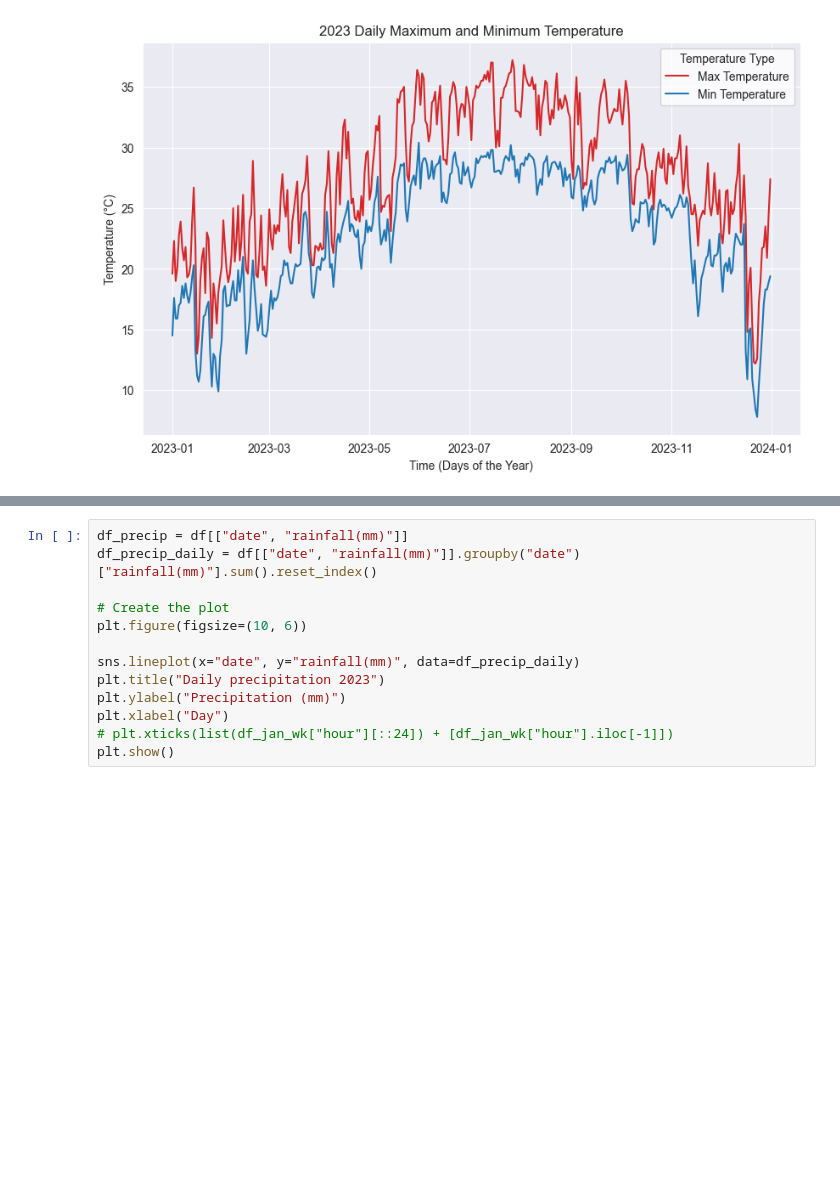
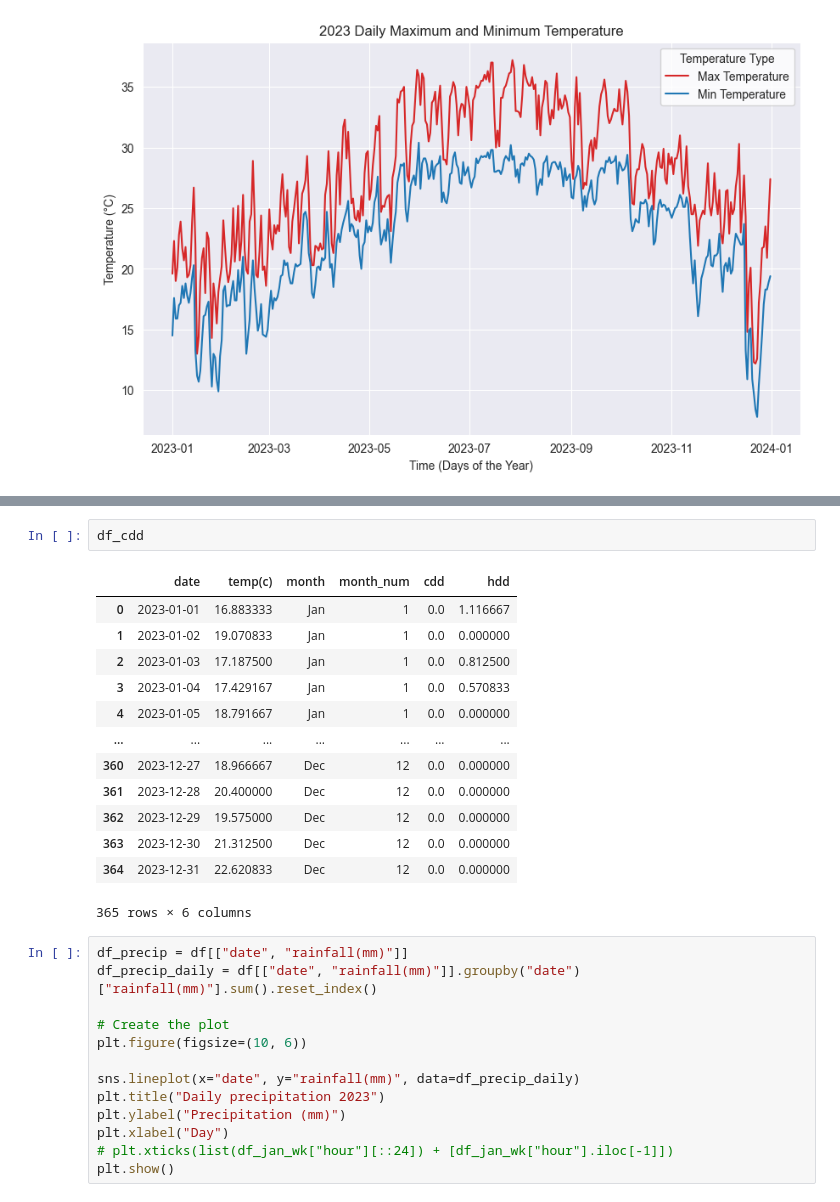
Before and after one commit to marcohl5/ME404_HongKongWeather, a Jupyter notebook: eda.ipynb, the cells around one changed output, grey strips where cells are left out. Saved outputs shown, nothing was run; the diff lists cells and outputs as text; blank space fills up the shorter version.

```diff
--- a/eda.ipynb
+++ b/eda.ipynb
@@ -146,3 +210,19 @@ plt.show()
+# %%
+df_cdd
+# %% [output]
+|  | date | temp(c) | month | month_num | cdd | hdd |
+| 0 | 2023-01-01 | 16.883333 | Jan | 1 | 0.0 | 1.116667 |
+| 1 | 2023-01-02 | 19.070833 | Jan | 1 | 0.0 | 0.000000 |
+| 2 | 2023-01-03 | 17.187500 | Jan | 1 | 0.0 | 0.812500 |
+| 3 | 2023-01-04 | 17.429167 | Jan | 1 | 0.0 | 0.570833 |
+| 4 | 2023-01-05 | 18.791667 | Jan | 1 | 0.0 | 0.000000 |
+| ... | ... | ... | ... | ... | ... | ... |
+| 360 | 2023-12-27 | 18.966667 | Dec | 12 | 0.0 | 0.000000 |
+| 361 | 2023-12-28 | 20.400000 | Dec | 12 | 0.0 | 0.000000 |
+| 362 | 2023-12-29 | 19.575000 | Dec | 12 | 0.0 | 0.000000 |
+| 363 | 2023-12-30 | 21.312500 | Dec | 12 | 0.0 | 0.000000 |
+| 364 | 2023-12-31 | 22.620833 | Dec | 12 | 0.0 | 0.000000 |
+365 rows × 6 columns
 # %%
 df_precip = df[["date", "rainfall(mm)"]]
 df_precip_daily = df[["date", "rainfall(mm)"]].groupby("date")["rainfall(mm)"].sum().reset_index()
```
Also changed, not shown: parts of 4 cells of this notebook, 3 other files.
